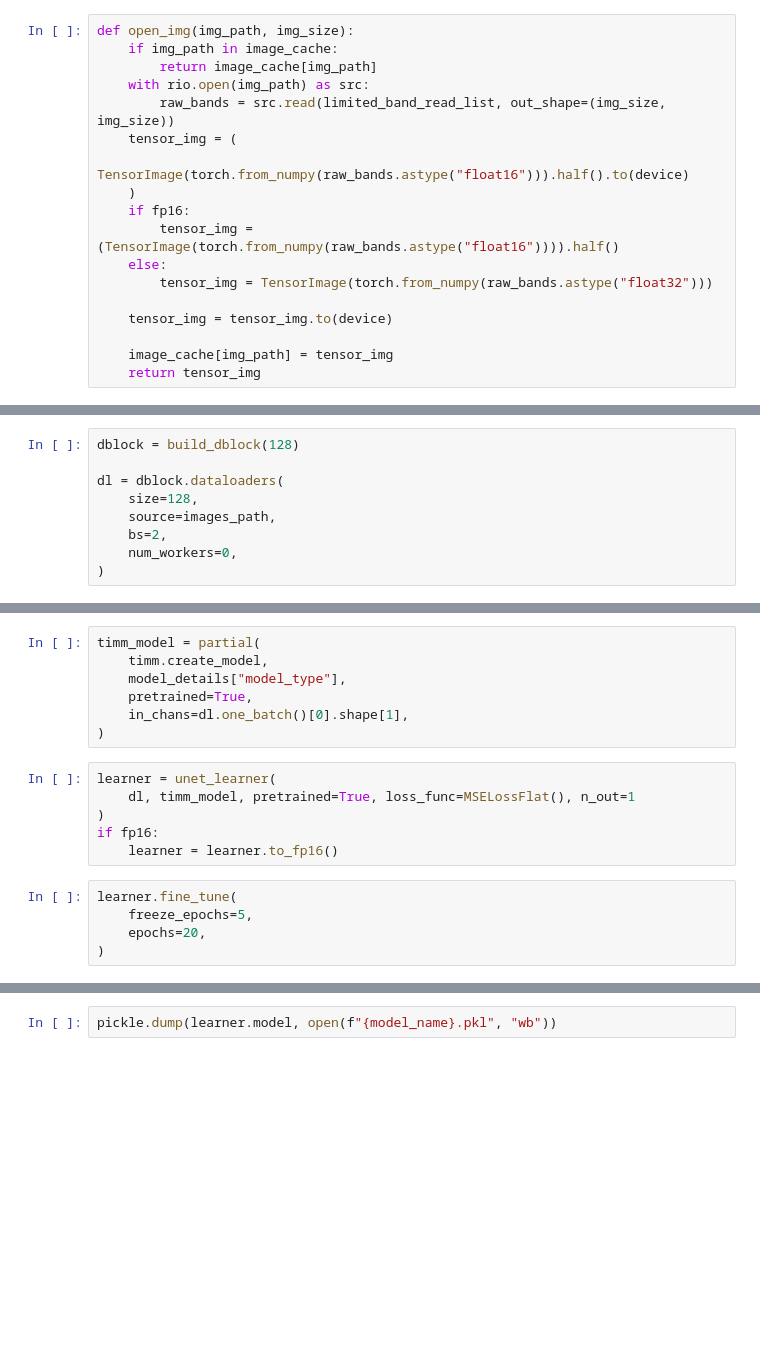
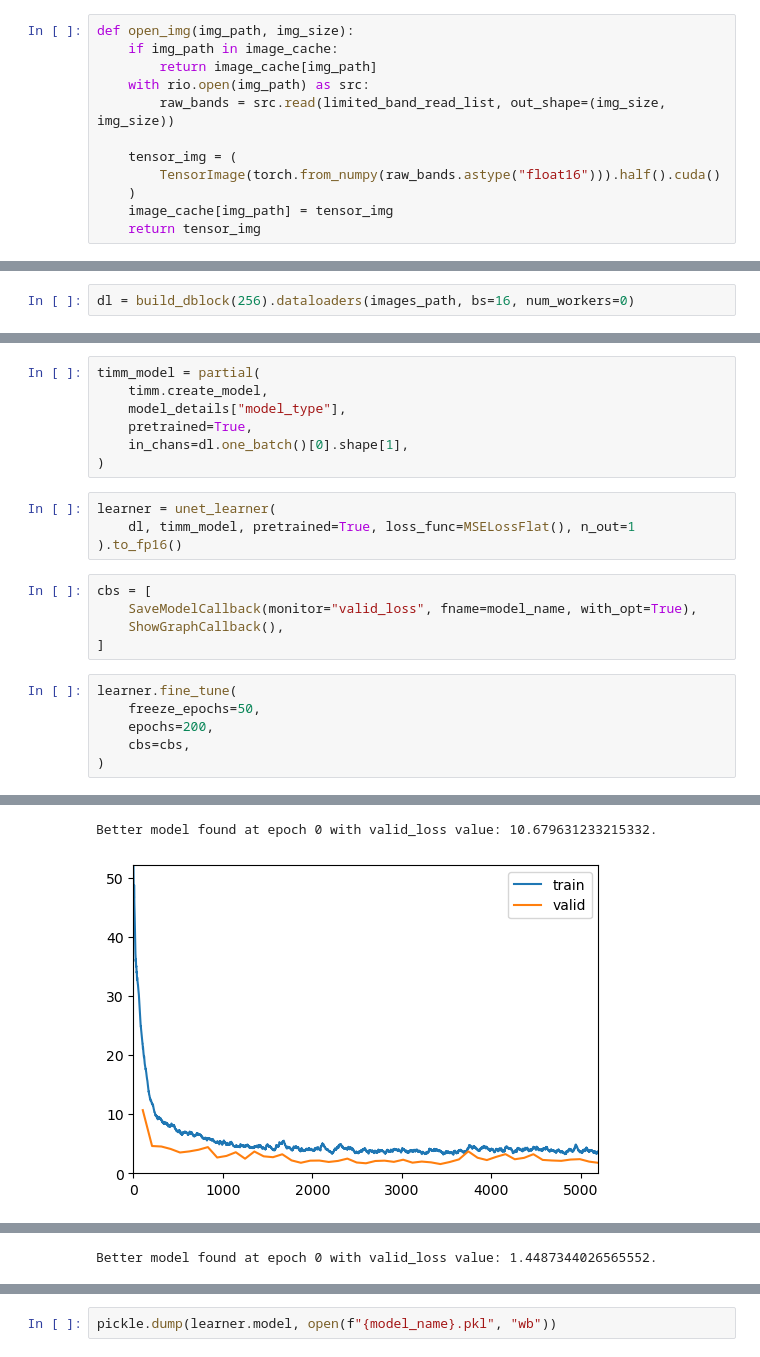
Before and after one commit to wrignj08/S2Coastline, a Jupyter notebook: Train.ipynb, the cells around one changed output, grey strips where cells are left out. Cells and saved outputs as stored; diff of their text form; blank space fills up the shorter version.

```diff
--- a/Train.ipynb
+++ b/Train.ipynb
@@ -165,16 +181,10 @@ def open_img(img_path, img_size):
         return image_cache[img_path]
     with rio.open(img_path) as src:
         raw_bands = src.read(limited_band_read_list, out_shape=(img_size, img_size))
+
     tensor_img = (
-        TensorImage(torch.from_numpy(raw_bands.astype("float16"))).half().to(device)
+        TensorImage(torch.from_numpy(raw_bands.astype("float16"))).half().cuda()
     )
-    if fp16:
-        tensor_img = (TensorImage(torch.from_numpy(raw_bands.astype("float16")))).half()
-    else:
-        tensor_img = TensorImage(torch.from_numpy(raw_bands.astype("float32")))
-
-    tensor_img = tensor_img.to(device)
-
     image_cache[img_path] = tensor_img
     return tensor_img
 # %%
@@ -239,13 +252,6 @@ def build_dblock(img_size):
     )
     return dblock
 # %%
-dblock = build_dblock(128)
-
-dl = dblock.dataloaders(
-    size=128,
-    source=images_path,
-    bs=2,
-    num_workers=0,
-)
+dl = build_dblock(256).dataloaders(images_path, bs=16, num_workers=0)
 # %%
 ob = dl.one_batch()
@@ -263,11 +271,16 @@ timm_model = partial(
 # %%
 learner = unet_learner(
     dl, timm_model, pretrained=True, loss_func=MSELossFlat(), n_out=1
-)
-if fp16:
-    learner = learner.to_fp16()
+).to_fp16()
+# %%
+cbs = [
+    SaveModelCallback(monitor="valid_loss", fname=model_name, with_opt=True),
+    ShowGraphCallback(),
+]
 # %%
 learner.fine_tune(
-    freeze_epochs=5,
-    epochs=20,
+    freeze_epochs=50,
+    epochs=200,
+    cbs=cbs,
 )
+# %% [output]
@@ -273,0 +304,2 @@ learner.fine_tune(
+Better model found at epoch 0 with valid_loss value: 10.679631233215332.
+[figure, added]
@@ -273,0 +333 @@ learner.fine_tune(
+Better model found at epoch 0 with valid_loss value: 1.4487344026565552.
```
Also changed, not shown: parts of 33 cells of this notebook, 4 other files.
